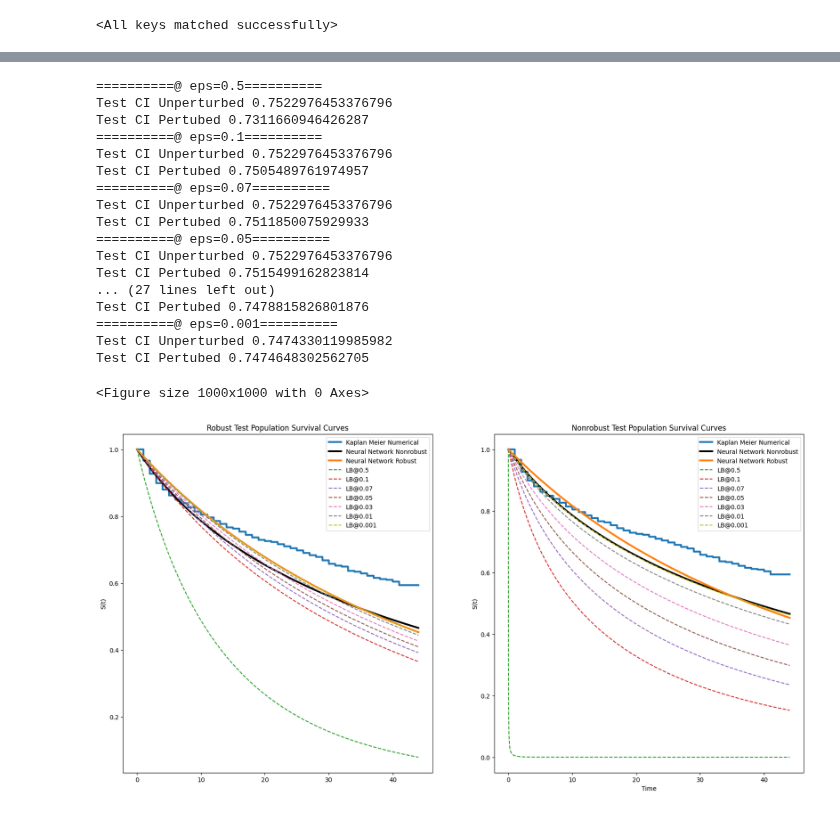
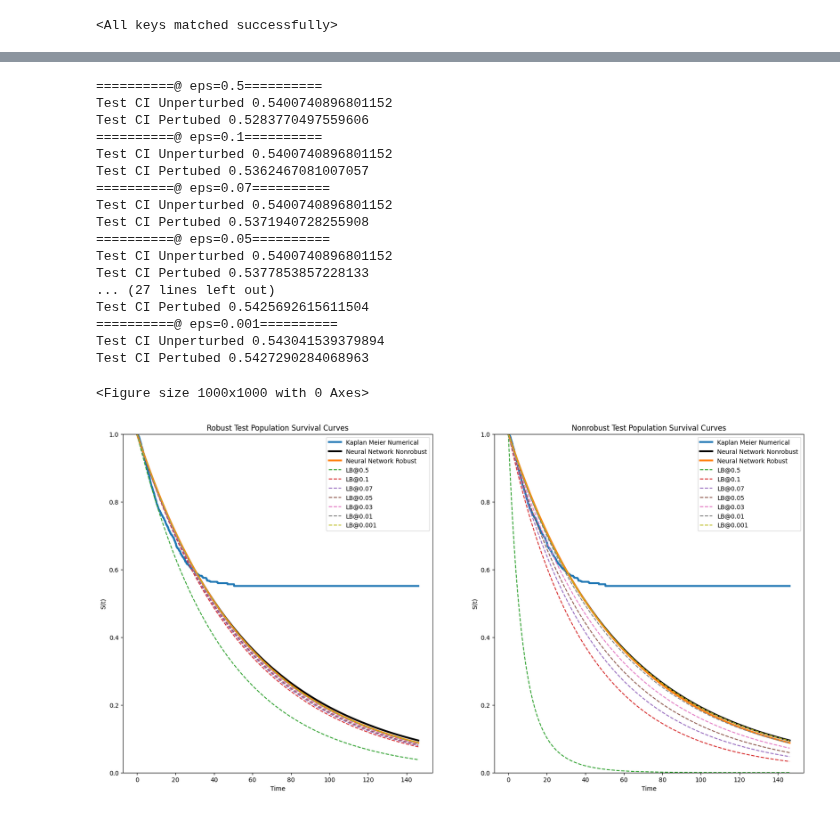
Before and after one commit to mlpotter/SAWAR, a Jupyter notebook: main_minimax.ipynb, the cells around one changed output, grey strips where cells are left out. Cells and saved outputs as stored; diff of their text form; code cells hidden in the pictures.

```diff
--- a/main_minimax.ipynb
+++ b/main_minimax.ipynb
@@ -23,7 +23,7 @@ import numpy as np
 # 1. TRACE
 # 2. divorce
 # 3. Dialysis
-dataset_train,dataset_test = load_datasets("Dialysis",test_size=0.2)
+dataset_train,dataset_test = load_datasets("divorce",test_size=0.2)
 # %%
 input_dims = dataset_train.tensors[0].shape[1]
 output_dim = 1
@@ -31,7 +31,7 @@ hidden_dim = [15,15]
 batch_size = 128
 print_every = 5
 lr = 1e-3
-num_epochs = 15
+num_epochs = 50
 # %%
 dataloader_train = DataLoader(dataset_train,batch_size=batch_size,shuffle=True)
 dataloader_test = DataLoader(dataset_test,batch_size=batch_size,shuffle=False)
@@ -202,7 +206,7 @@ args.eps=0.5
 args.norm=np.inf
 args.bound_type = "CROWN-IBP"
 args.num_epochs=num_epochs
-args.lr = 1e-3
+args.lr = lr
 args.scheduler_name = "SmoothedScheduler"
 # args.scheduler_opts = "start=5,length=10"
 args.scheduler_opts = "start=5,length=10"
@@ -312,7 +316,7 @@ def lower_bound(clf,nominal_input,epsilon):
 # %%
 plt.figure(figsize=(10,10))
 X_train,T_train,E_train = dataloader_train.dataset.tensors
-t = torch.linspace(0,T_train.max(),10000)
+t = torch.linspace(0,2*T_train.max(),10000)
 
 St_fragile_given_x = clf_fragile.survival_qdf(X_train,t).detach()
 St_given_x = clf.survival_qdf(X_train,t).detach()
@@ -337,9 +341,10 @@ for epsilon in epsilons:
 
 
 
-axes[0].set_ylabel("S(t)"); plt.xlabel("Time")
+axes[0].set_ylabel("S(t)"); axes[0].set_xlabel("Time")
 axes[0].legend(["Kaplan Meier Numerical","Neural Network Nonrobust","Neural Network Robust"]+[f"LB@{epsilon}" for epsilon in epsilons])
 axes[0].set_title("Robust Train Population Survival Curves")
+axes[0].set_ylim([0,1])
 
 axes[1].plot(t,St_kmf,linewidth=3)
 axes[1].plot(t,St_fragile_given_x.mean(0),'k-',linewidth=3)
@@ -357,9 +362,10 @@ for epsilon in epsilons:
 
 
 
-axes[1].set_ylabel("S(t)"); plt.xlabel("Time")
+axes[1].set_ylabel("S(t)"); axes[1].set_xlabel("Time")
 axes[1].legend(["Kaplan Meier Numerical","Neural Network Nonrobust","Neural Network Robust"]+[f"LB@{epsilon}" for epsilon in epsilons])
 axes[1].set_title("Nonrobust Train Population Survival Curves")
+axes[1].set_ylim([0,1])
 
 plt.show()
 # %% [output]
@@ -385,7 +391,7 @@ Train CI Pertubed 0.7474648302562705
 # %%
 plt.figure(figsize=(10,10))
 X_test,T_test,E_test = dataloader_train.dataset.tensors
-t = torch.linspace(0,T_test.max(),10000)
+t = torch.linspace(0,2*T_test.max(),10000)
 
 St_fragile_given_x = clf_fragile.survival_qdf(X_test,t).detach()
 St_given_x = clf.survival_qdf(X_test,t).detach()
@@ -410,51 +416,53 @@ for epsilon in epsilons:
 
 
 
-axes[0].set_ylabel("S(t)"); plt.xlabel("Time")
+axes[0].set_ylabel("S(t)"); axes[0].set_xlabel("Time")
 axes[0].legend(["Kaplan Meier Numerical","Neural Network Nonrobust","Neural Network Robust"]+[f"LB@{epsilon}" for epsilon in epsilons])
 axes[0].set_title("Robust Test Population Survival Curves")
+axes[0].set_ylim([0,1])
 
 axes[1].plot(t,St_kmf,linewidth=3)
 axes[1].plot(t,St_fragile_given_x.mean(0),'k-',linewidth=3)
 axes[1].plot(t,St_given_x.mean(0),linewidth=3)
 
 print("NON ROBUST")
 
 for epsilon in epsilons:
     lb,ub = lower_bound(clf_fragile,X_test,epsilon)
     St_lb = torch.exp(-ub*t).mean(0)
     print("="*10 + "@ eps={}".format(epsilon) + "="*10)
     print("Test CI Unperturbed",concordance_index(event_times=T_test,predicted_scores=-clf_fragile.rate_logit(X_test).detach(),event_observed=E_test))
     print("Test CI Pertubed",concordance_index(event_times=T_test,predicted_scores=-ub.detach(),event_observed=E_test))
     axes[1].plot(t,St_lb.detach(),'--')
 
 
 
-axes[1].set_ylabel("S(t)"); plt.xlabel("Time")
+axes[1].set_ylabel("S(t)"); axes[1].set_xlabel("Time")
 axes[1].legend(["Kaplan Meier Numerical","Neural Network Nonrobust","Neural Network Robust"]+[f"LB@{epsilon}" for epsilon in epsilons])
 axes[1].set_title("Nonrobust Test Population Survival Curves")
+axes[1].set_ylim([0,1])
 
 plt.show()
 # %% [output]
 ==========@ eps=0.5==========
-Test CI Unperturbed 0.7522976453376796
-Test CI Pertubed 0.7311660946426287
+Test CI Unperturbed 0.5400740896801152
+Test CI Pertubed 0.5283770497559606
 ==========@ eps=0.1==========
-Test CI Unperturbed 0.7522976453376796
-Test CI Pertubed 0.7505489761974957
+Test CI Unperturbed 0.5400740896801152
+Test CI Pertubed 0.5362467081007057
 ==========@ eps=0.07==========
-Test CI Unperturbed 0.7522976453376796
-Test CI Pertubed 0.7511850075929933
+Test CI Unperturbed 0.5400740896801152
+Test CI Pertubed 0.5371940728255908
 ==========@ eps=0.05==========
-Test CI Unperturbed 0.7522976453376796
-Test CI Pertubed 0.7515499162823814
+Test CI Unperturbed 0.5400740896801152
+Test CI Pertubed 0.5377853857228133
 ... (27 lines left out)
-Test CI Pertubed 0.7478815826801876
+Test CI Pertubed 0.5425692615611504
 ==========@ eps=0.001==========
-Test CI Unperturbed 0.7474330119985982
-Test CI Pertubed 0.7474648302562705
+Test CI Unperturbed 0.543041539379894
+Test CI Pertubed 0.5427290284068963
 <Figure size 1000x1000 with 0 Axes>
-[figure, old version]
+[figure, new version]
 # %%
 lb,ub = lower_bound(clf_robust,X_test,0.1)
 St_lb = torch.exp(-ub*t).detach()
```
Also changed, not shown: parts of 9 cells of this notebook, 1 other file.
